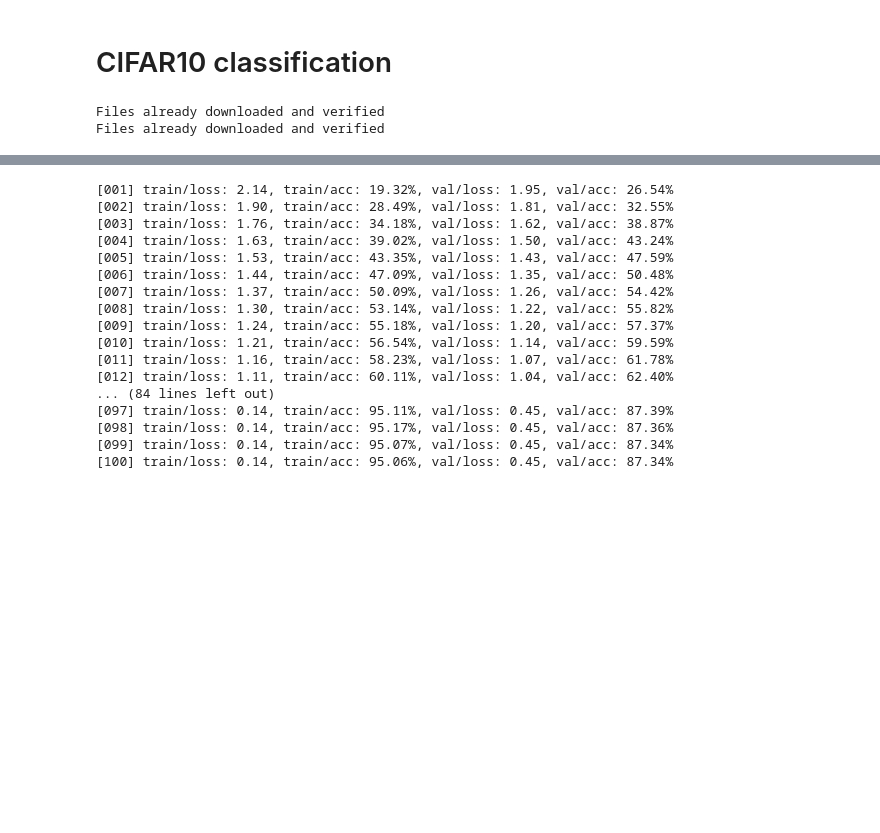
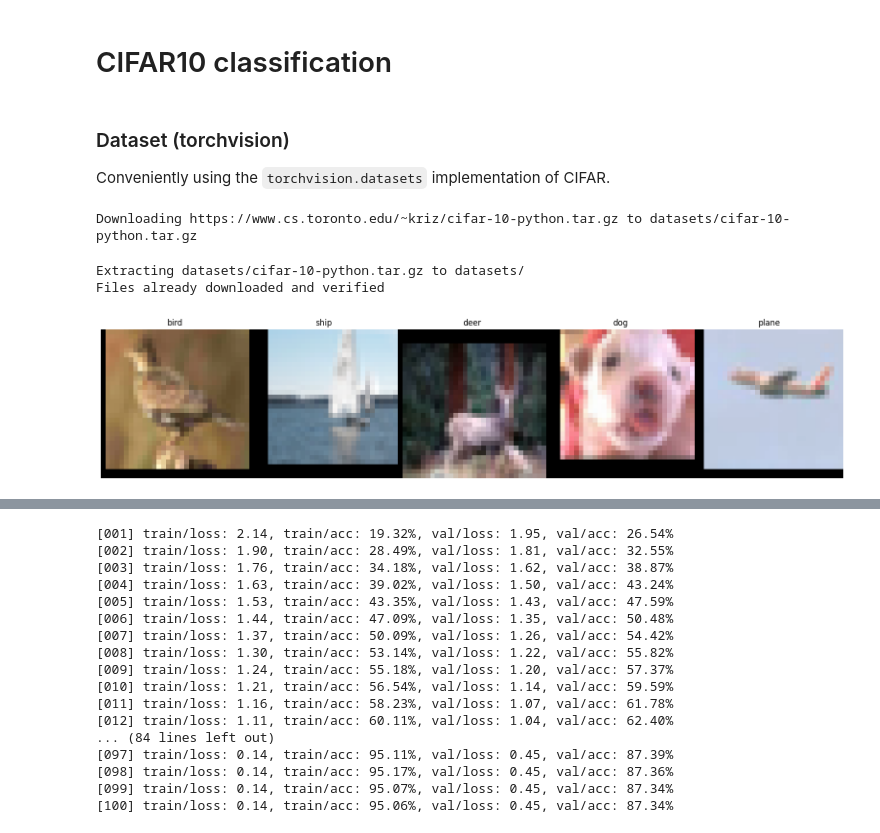
Before and after one commit to gerkone/ndswin, a Jupyter notebook: cifar.ipynb, the cells around one changed output, grey strips where cells are left out. Drawn from its saved outputs; the diff is of its cells as text; code cells hidden in the pictures; blank space fills up the shorter version.

```diff
--- a/cifar.ipynb
+++ b/cifar.ipynb
@@ -32,6 +32,9 @@ def accuracy(pred, y):
     correct_predictions = predicted_labels == y
     accuracy = correct_predictions.sum().item() / correct_predictions.numel()
     return accuracy * 100
+# %% [markdown]
+### Dataset (torchvision)
+Conveniently using the `torchvision.datasets` implementation of CIFAR.
 # %%
 train_transform = transforms.Compose(
     [
@@ -49,11 +52,11 @@ val_transform = transforms.Compose(
 )
 
 traindata = datasets.CIFAR10(
-    root="datasets/", train=True, download=True, transform=train_transform
+    root="cifar/", train=True, download=True, transform=train_transform
 )
 
 valdata = datasets.CIFAR10(
-    root="datasets/", train=False, download=True, transform=val_transform
+    root="cifar/", train=False, download=True, transform=val_transform
 )
 
 classes = (
@@ -69,5 +72,22 @@ classes = (
     "truck",
 )
 # %% [output]
-Files already downloaded and verified
-Files already downloaded and verified
+Downloading https://www.cs.toronto.edu/~kriz/cifar-10-python.tar.gz to datasets/cifar-10-python.tar.gz
+Extracting datasets/cifar-10-python.tar.gz to datasets/
+Files already downloaded and verified
+# %%
+fig, ax = plt.subplots(1, 5, figsize=(20, 8))
+fig.subplots_adjust(wspace=0, hspace=0)
+
+idxs = np.random.randint(0, len(traindata), 5)
+images = np.stack([traindata[i][0].numpy() for i in idxs], 0)
+c_idxs = [traindata[i][1] for i in idxs]
+
+for i in range(5):
+    image_ = np.transpose(images[i], (1, 2, 0))
+    image_ = minmax(image_)
+    ax[i].imshow(image_)
+    ax[i].axis("off")
+    ax[i].set_title(classes[c_idxs[i]])
+# %% [output]
+[figure, added]
```
Also changed, not shown: parts of 8 cells of this notebook, 9 other files.
